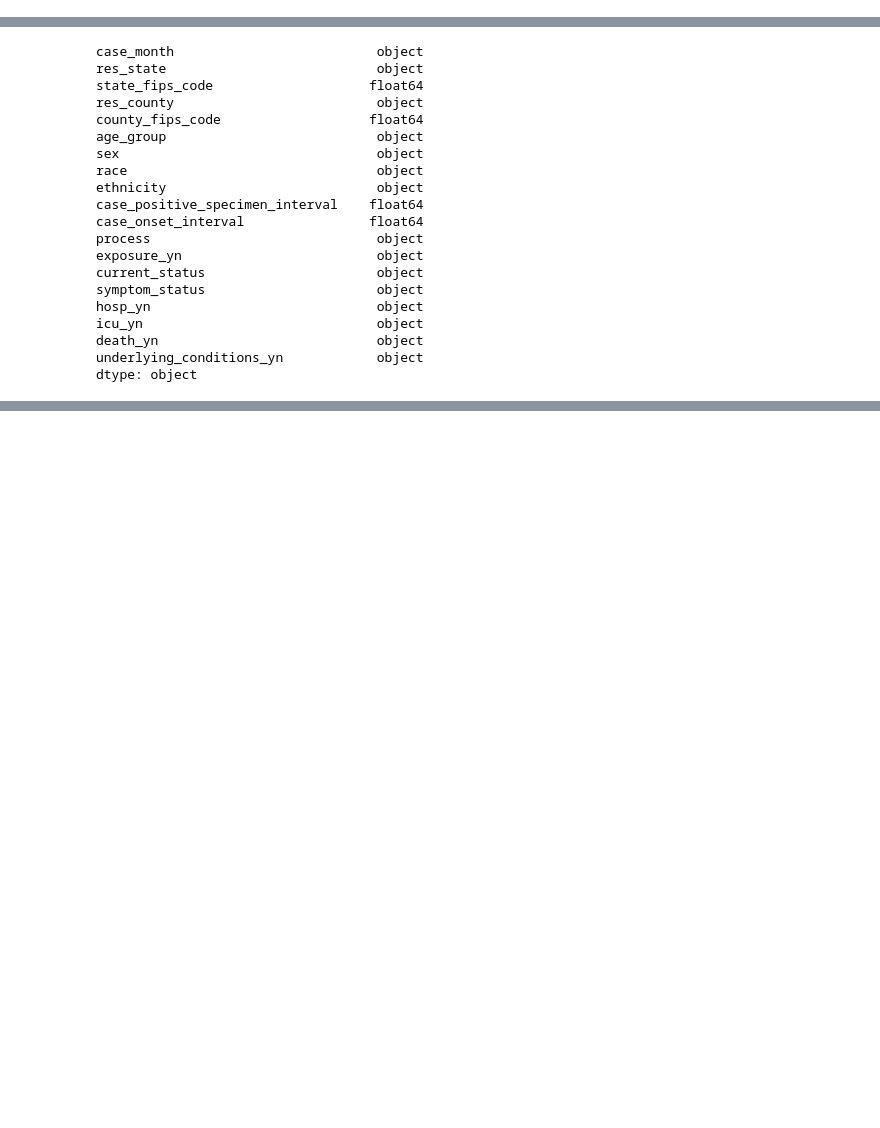
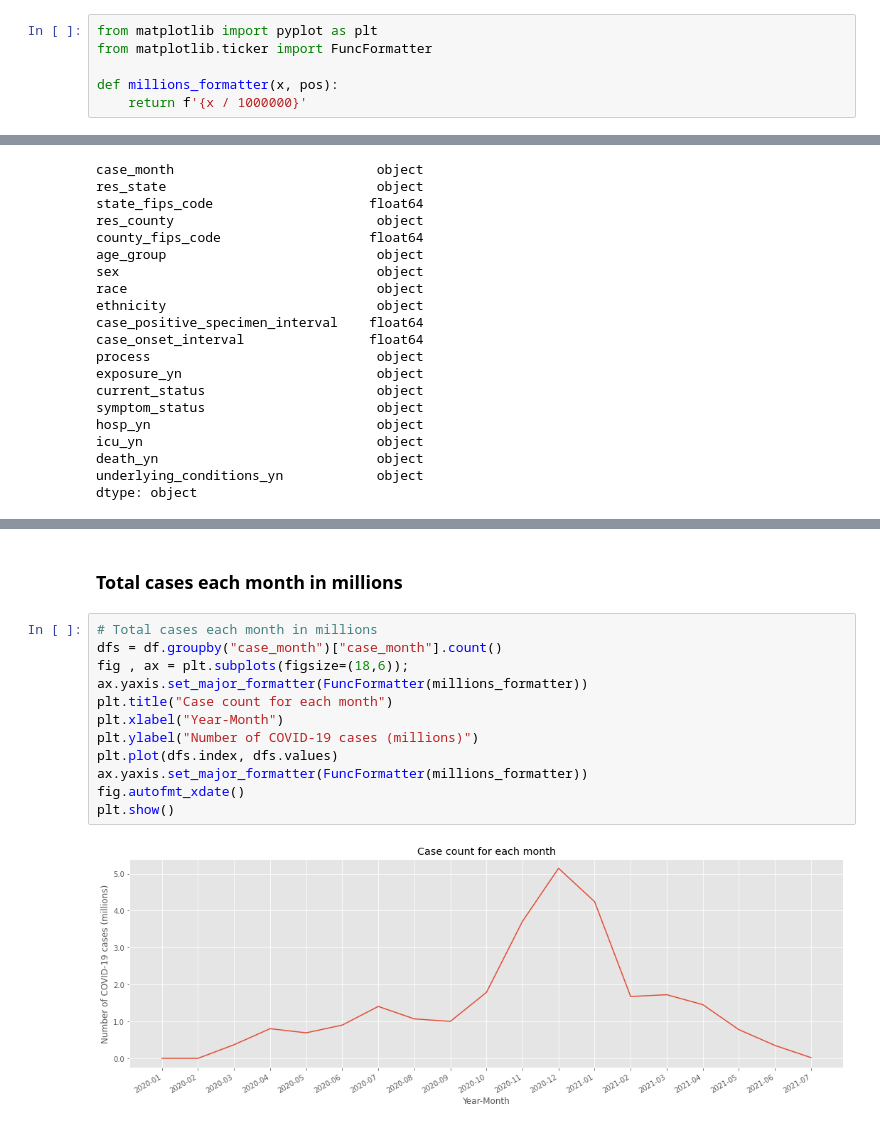
Before and after one commit to msuchismita/Graph-Analysis-COVID-19, a Jupyter notebook: scripts/capA-eda.ipynb, the cells around one changed output, grey strips where cells are left out. Drawn from its saved outputs; the diff is of its cells as text; blank space fills up the shorter version.

```diff
--- a/scripts/capA-eda.ipynb
+++ b/scripts/capA-eda.ipynb
@@ -15,6 +16,12 @@ plt.style.use('ggplot')
 pd.options.display.float_format = '{:,.2f}'.format
 from IPython.core.display import display, HTML
 display(HTML("<style>.container { width:95% !important; }</style>"))
+# %%
+from matplotlib import pyplot as plt
+from matplotlib.ticker import FuncFormatter
+
+def millions_formatter(x, pos):
+    return f'{x / 1000000}'
 # %% [markdown]
 ## EDA
 # %%
@@ -472,0 +264,16 @@ plt.xticks(rotation=45)
+# %% [markdown]
+### Total cases each month in millions
+# %%
+# Total cases each month in millions
+dfs = df.groupby("case_month")["case_month"].count()
+fig , ax = plt.subplots(figsize=(18,6));
+ax.yaxis.set_major_formatter(FuncFormatter(millions_formatter))
+plt.title("Case count for each month")
+plt.xlabel("Year-Month")
+plt.ylabel("Number of COVID-19 cases (millions)")
+plt.plot(dfs.index, dfs.values)
+ax.yaxis.set_major_formatter(FuncFormatter(millions_formatter))
+fig.autofmt_xdate()
+plt.show()
+# %% [output]
+[figure, added]
```
Also changed, not shown: parts of 85 cells of this notebook.
